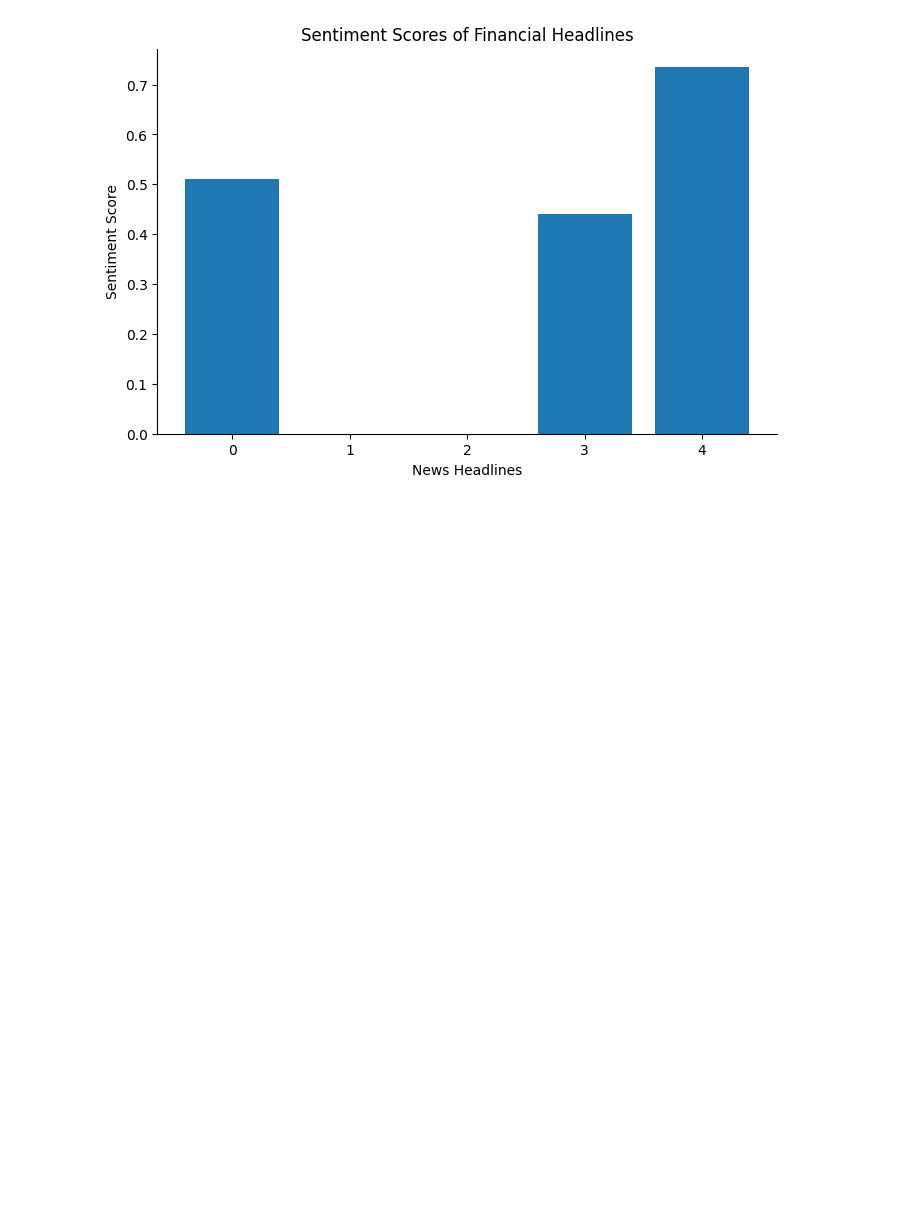
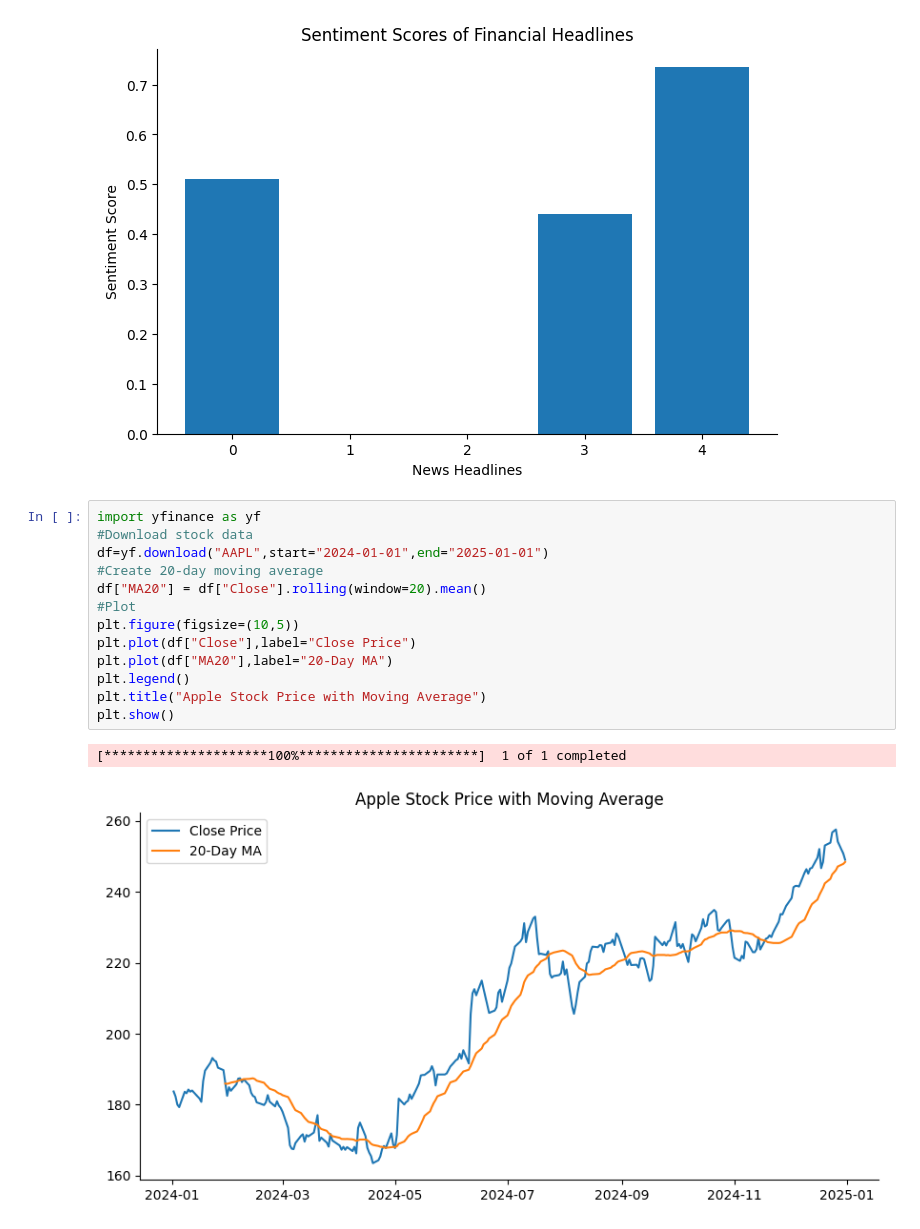
Before and after one commit to Bisrattamrat/Financial-news-analysis-week1, a Jupyter notebook: notebooks/eda_analysis.ipynb, the cells around one changed output. Saved outputs shown, nothing was run; the diff lists cells and outputs as text; blank space fills up the shorter version.

Commit message:
Added moving average technical indicator

```diff
--- a/notebooks/eda_analysis.ipynb
+++ b/notebooks/eda_analysis.ipynb
@@ -92,3 +92,19 @@ plt.ylabel("Sentiment Score")
 plt.show()
 # %% [output]
 [figure]
+# %%
+import yfinance as yf
+#Download stock data
+df=yf.download("AAPL",start="2024-01-01",end="2025-01-01")
+#Create 20-day moving average
+df["MA20"] = df["Close"].rolling(window=20).mean()
+#Plot
+plt.figure(figsize=(10,5))
+plt.plot(df["Close"],label="Close Price")
+plt.plot(df["MA20"],label="20-Day MA")
+plt.legend()
+plt.title("Apple Stock Price with Moving Average")
+plt.show()
+# %% [output]
+[*********************100%***********************]  1 of 1 completed
+[figure, added]
```
